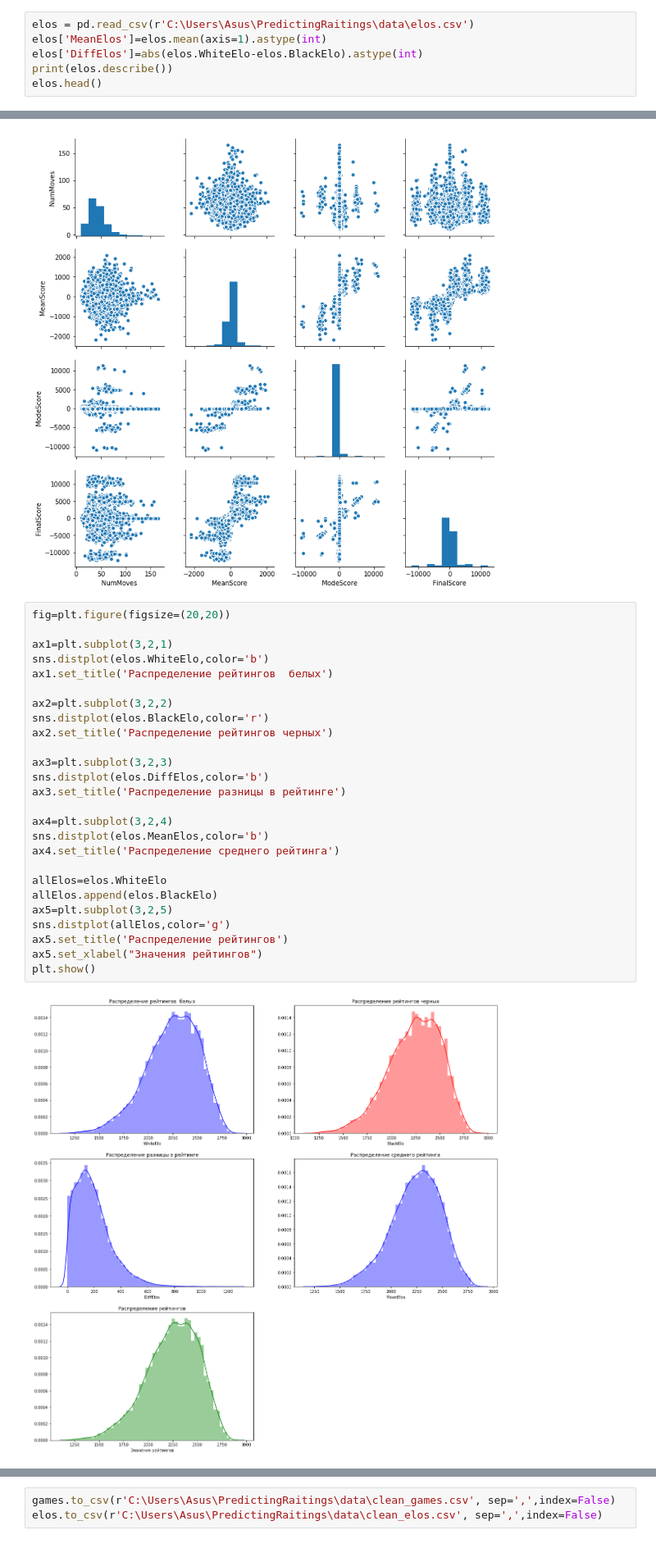
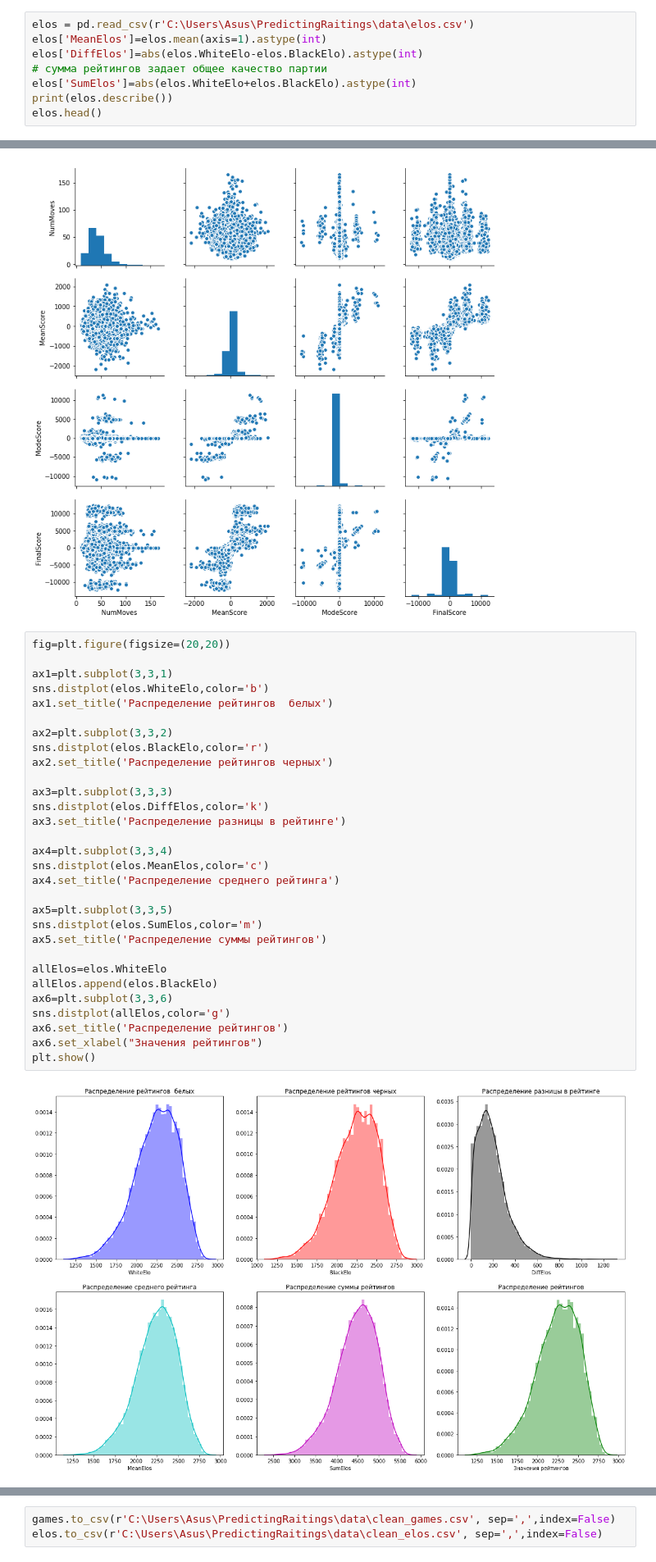
Before and after one commit to polinarod/PredictingRaitings, a Jupyter notebook: exploring.ipynb, the cells around one changed output, grey strips where cells are left out. Shown: that part at 82% size. Cells and saved outputs as stored; diff of their text form.

```diff
--- a/exploring.ipynb
+++ b/exploring.ipynb
@@ -10,6 +10,8 @@ import seaborn as sns
 elos = pd.read_csv(r'C:\Users\Asus\PredictingRaitings\data\elos.csv')
 elos['MeanElos']=elos.mean(axis=1).astype(int)
 elos['DiffElos']=abs(elos.WhiteElo-elos.BlackElo).astype(int)
+# сумма рейтингов задает общее качество партии
+elos['SumElos']=abs(elos.WhiteElo+elos.BlackElo).astype(int)
 print(elos.describe())
 elos.head()
 # %% [output]
@@ -267,28 +282,32 @@ sns.pairplot(games)
 # %%
 fig=plt.figure(figsize=(20,20))
 
-ax1=plt.subplot(3,2,1)
+ax1=plt.subplot(3,3,1)
 sns.distplot(elos.WhiteElo,color='b')
 ax1.set_title('Распределение рейтингов  белых')
 
-ax2=plt.subplot(3,2,2)
+ax2=plt.subplot(3,3,2)
 sns.distplot(elos.BlackElo,color='r')
 ax2.set_title('Распределение рейтингов черных')
 
-ax3=plt.subplot(3,2,3)
-sns.distplot(elos.DiffElos,color='b')
+ax3=plt.subplot(3,3,3)
+sns.distplot(elos.DiffElos,color='k')
 ax3.set_title('Распределение разницы в рейтинге')
 
-ax4=plt.subplot(3,2,4)
-sns.distplot(elos.MeanElos,color='b')
+ax4=plt.subplot(3,3,4)
+sns.distplot(elos.MeanElos,color='c')
 ax4.set_title('Распределение среднего рейтинга')
+
+ax5=plt.subplot(3,3,5)
+sns.distplot(elos.SumElos,color='m')
+ax5.set_title('Распределение суммы рейтингов')
 
 allElos=elos.WhiteElo
 allElos.append(elos.BlackElo)
-ax5=plt.subplot(3,2,5)
+ax6=plt.subplot(3,3,6)
 sns.distplot(allElos,color='g')
-ax5.set_title('Распределение рейтингов')
-ax5.set_xlabel("Значения рейтингов")
+ax6.set_title('Распределение рейтингов')
+ax6.set_xlabel("Значения рейтингов")
 plt.show()
 # %% [output]
-[figure, old version]
+[figure, new version]
```
Also changed, not shown: parts of 7 cells of this notebook.
